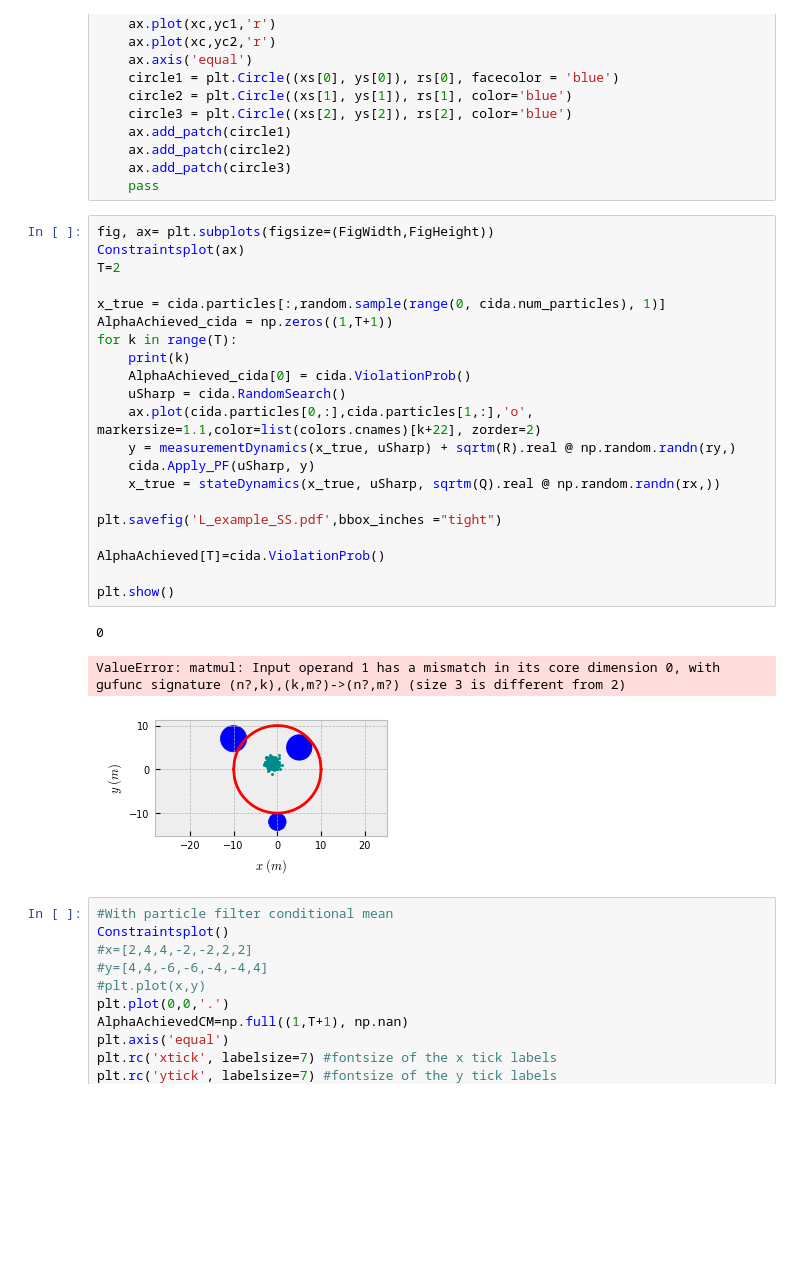
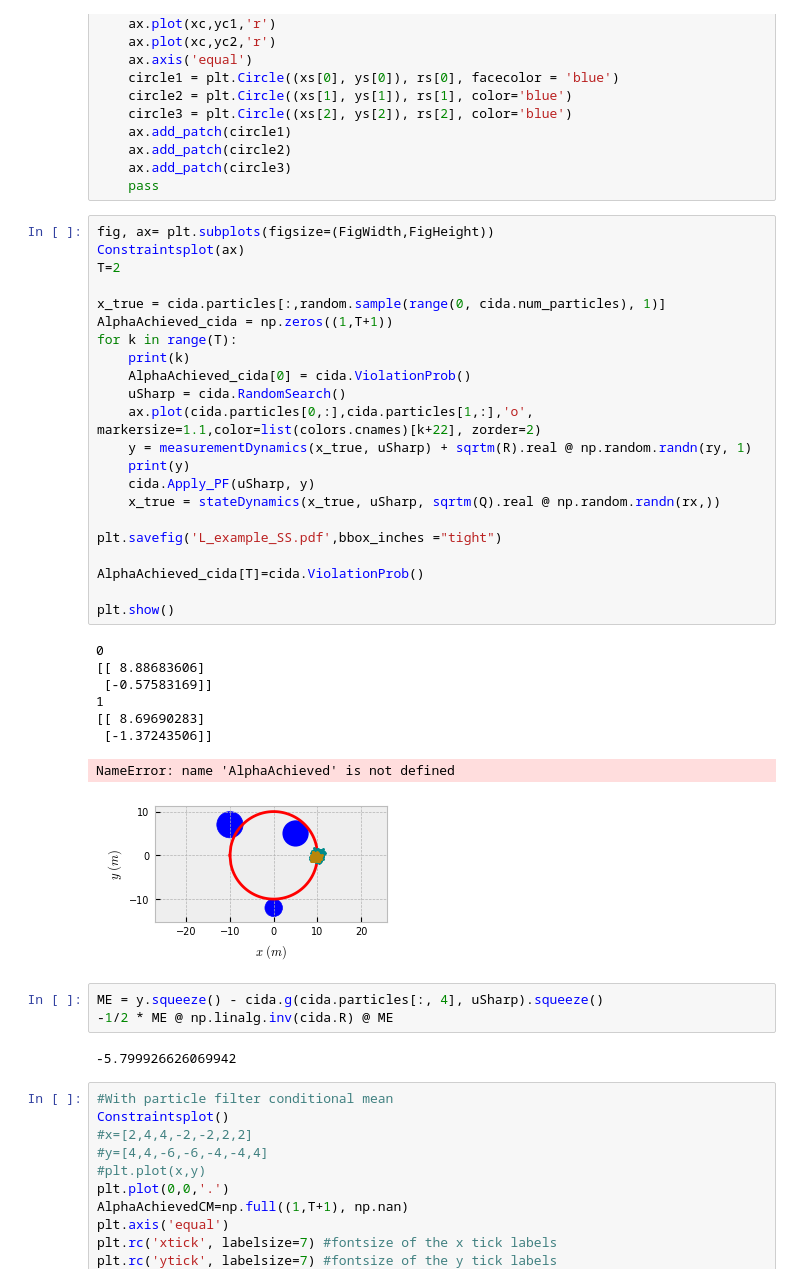
Before and after one commit to msramada/Control-Importance-Distribution-Algorithm-CIDA-, a Jupyter notebook: TestExample_CIDA.ipynb, the cells around one changed output. Saved outputs shown, nothing was run; the diff lists cells and outputs as text; blank space fills up the shorter version.

Commit message:
Finished cida part

```diff
--- a/TestExample_CIDA.ipynb
+++ b/TestExample_CIDA.ipynb
@@ -74,28 +74,39 @@ def Constraintsplot(ax):
 # %%
 fig, ax= plt.subplots(figsize=(FigWidth,FigHeight))
 Constraintsplot(ax)
 T=2
 
 x_true = cida.particles[:,random.sample(range(0, cida.num_particles), 1)]
 AlphaAchieved_cida = np.zeros((1,T+1))
 for k in range(T):
     print(k)
     AlphaAchieved_cida[0] = cida.ViolationProb()
     uSharp = cida.RandomSearch()
     ax.plot(cida.particles[0,:],cida.particles[1,:],'o', markersize=1.1,color=list(colors.cnames)[k+22], zorder=2)
-    y = measurementDynamics(x_true, uSharp) + sqrtm(R).real @ np.random.randn(ry,)
+    y = measurementDynamics(x_true, uSharp) + sqrtm(R).real @ np.random.randn(ry, 1)
+    print(y)
     cida.Apply_PF(uSharp, y)
     x_true = stateDynamics(x_true, uSharp, sqrtm(Q).real @ np.random.randn(rx,))
 
 plt.savefig('L_example_SS.pdf',bbox_inches ="tight")
 
-AlphaAchieved[T]=cida.ViolationProb()
+AlphaAchieved_cida[T]=cida.ViolationProb()
 
 plt.show()
 # %% [output]
 0
+[[ 8.88683606]
+ [-0.57583169]]
+1
+[[ 8.69690283]
+ [-1.37243506]]
-ValueError: matmul: Input operand 1 has a mismatch in its core dimension 0, with gufunc signature (n?,k),(k,m?)->(n?,m?) (size 3 is different from 2)
+NameError: name 'AlphaAchieved' is not defined
-[figure, old version]
+[figure, new version]
+# %%
+ME = y.squeeze() - cida.g(cida.particles[:, 4], uSharp).squeeze()
+-1/2 * ME @ np.linalg.inv(cida.R) @ ME
+# %% [output]
+-5.799926626069942
 # %%
 #With particle filter conditional mean
 Constraintsplot()
```
Also changed, not shown: parts of 2 cells of this notebook, 3 other files.
